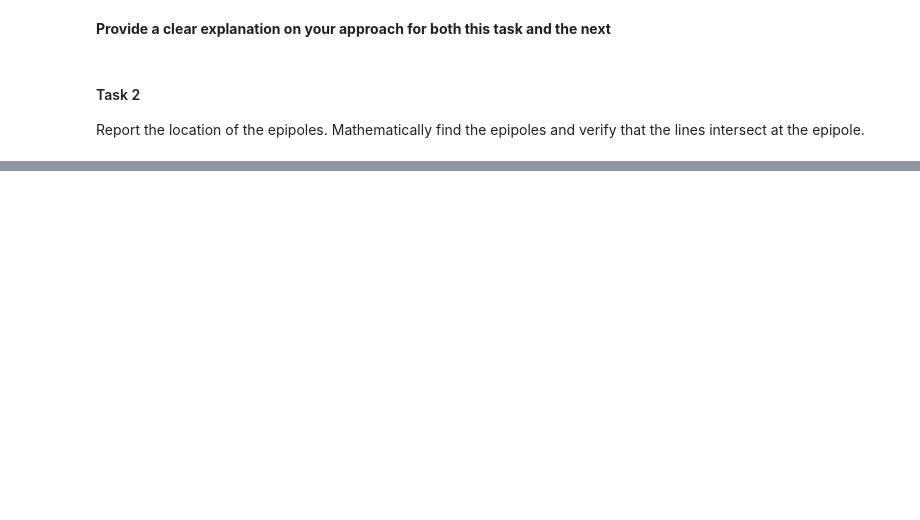
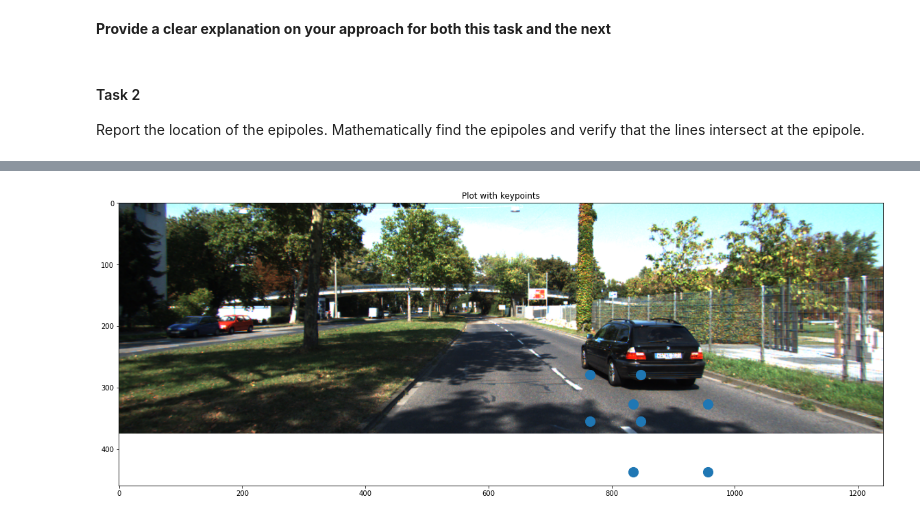
Before and after one commit to tusharc31/Mobile-Robotics, a Jupyter notebook: Assignment-4/Assignment4.ipynb, the cells around one changed output, grey strips where cells are left out. Cells and saved outputs as stored; diff of their text form; code cells hidden in the pictures; blank space fills up the shorter version.

```diff
--- a/Assignment-4/Assignment4.ipynb
+++ b/Assignment-4/Assignment4.ipynb
@@ -283,0 +326,55 @@ You’ve been provided with an image, also taken from a self-driving car, that s
+# %%
+def transform(objpoints):
+
+
+
+    translation = [2.81492622, 1.65, 9.00888763]
+    translation = np.array(translation)
+
+    for i in range(len(objpoints)):
+        objpoints[i] = objpoints[i] + translation
+
+    return objpoints
+
+# [[2.81492622]
+#  [1.65      ]
+#  [9.00888763]]
+
+height = 1.65
+h = 1.38
+w = 1.51
+l = 4.10
+
+K = [[7.2153e+02,0,6.0955e+02], [0,7.2153e+02,1.7285e+02], [0,0,1]]
+K = np.array(K)
+
+objpoints = [[0, height-0, 0],
+             [0, height-0, l],
+             [0, height-h, 0],
+             [0, height-h, l],
+             [w, height-0, 0],
+             [w, height-0, l],
+             [w, height-h, 0],
+             [w, height-h, l],
+            ]
+
+objpoints = np.array(objpoints)
+objpoints = transform(objpoints)
+
+projected = (K@objpoints.T).T
+
+for i in range(len(projected)):
+    projected[i] = projected[i]/projected[i][-1]
+
+b = np.delete(projected, -1, axis=1)
+
+
+fig = plt.figure(figsize=(20, 20))
+plt.clf()
+img=mpimg.imread('q3/image.png')
+imgplot = plt.imshow(img)
+plt.scatter(b[:, 0], b[:, 1], s=200)
+plt.title('Plot with keypoints')
+plt.show()
+# %% [output]
+[figure, added]
```
Also changed, not shown: parts of 5 cells of this notebook.
